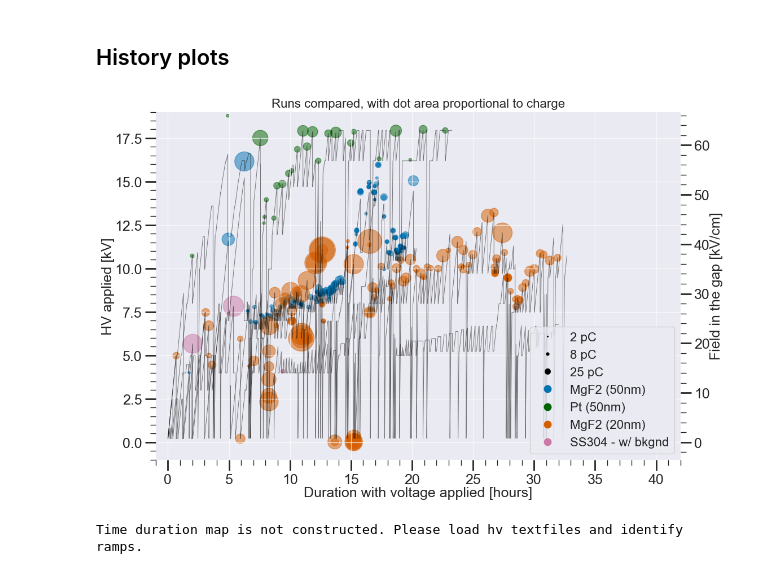
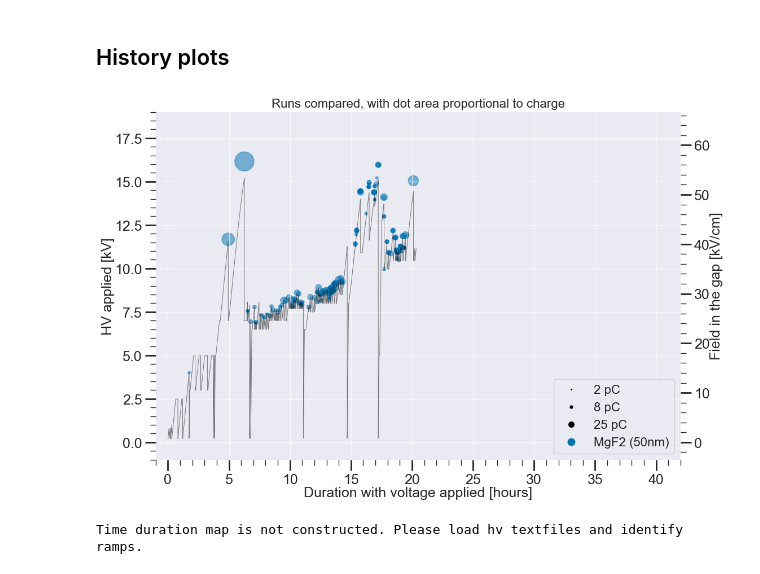
Before and after one commit to ejangelico/ad2-data-processing, a Jupyter notebook: notebooks/Analysis of run comparisons.ipynb, the cells around one changed output. Drawn from its saved outputs; the diff is of its cells as text; code cells hidden in the pictures.

```diff
--- a/notebooks/Analysis of run comparisons.ipynb
+++ b/notebooks/Analysis of run comparisons.ipynb
@@ -222,7 +222,7 @@ legend_elements = [\
     Line2D([0], [0], marker='o', linewidth=0, color='k', markersize=np.sqrt(8*charge_dot_scale)/2, label='8 pC'),
     Line2D([0], [0], marker='o', linewidth=0, color='k', markersize=np.sqrt(25*charge_dot_scale)/2, label='25 pC')]
 
-for i, run in enumerate([7, 8, 9, 10]):
+for i, run in enumerate([7]):
     ana = anas[run]
     d = ana.df
     d = d[~d["ch3 charge"].isna()]
@@ -234,38 +234,40 @@ for i, run in enumerate([7, 8, 9, 10]):
         #mask = (np.abs(d["ch3 charge"]) > 2) #positive peaks allowed, because it was the only thing observed.
     d_ch = np.abs(np.array(d[mask]["ch3 charge"]))
     d_sec = np.array(d[mask]["ch3 seconds"])
+    d_nsec = np.array(d[mask]["ch3 nanoseconds"])
     d_hv = np.array(d[mask]["ch3 hv"])
     d_E = np.array(d[mask]["ch3 field"])
 
     #recast time
     hv_event_durs = [ana.get_duration_from_timestamp(_)/3600 for _ in d_sec]
     ax.scatter(hv_event_durs, d_hv, s=list(np.array(d_ch)*charge_dot_scale), marker='o', alpha=0.5, facecolor=colors[i], edgecolor=colors[i])
+    #ax.scatter(hv_event_durs, [ana.get_hv_at_time(d_sec[_] + d_nsec[_]/1e9) for _ in range(len(d_sec))], s=list(np.array(d_ch)*charge_dot_scale), marker='x', alpha=1, facecolor=colors[i], edgecolor=colors[i])
     #ax.plot(hv_event_durs, d_hv, 'k-', alpha=0.3)
     #negative polar events
     mask = (d["ch3 n negpeaks"] == 0) & (d["ch3 n pospeaks"] > 0)
     d_ch = np.abs(np.array(d[mask]["ch3 charge"]))
     d_sec = np.array(d[mask]["ch3 seconds"])
     d_hv = np.array(d[mask]["ch3 hv"])
     d_E = np.array(d[mask]["ch3 field"])
 
     #duration curve
     ax.plot(np.array(ana.time_duration_map["dur"])/3600, ana.time_duration_map["v"], 'k-', linewidth=0.7, alpha=0.5)
 
     legend_elements.append(Line2D([0], [0], marker='o', linewidth=0, color=colors[i], markersize=10, label=ana.title))
 
 
 # Add legend with custom legend entries and solid color bounding background box
 ax.legend(handles=legend_elements, loc='lower right', frameon=True)
 
 ax.set_ylabel("HV applied [kV]")
 ax2.set_ylabel("Field in the gap [kV/cm]")
 #ax.set_xlim([0, 2])
 ax2.grid(False)
 ax.set_xlabel("Duration with voltage applied [hours]")
 ax.set_title("Runs compared, with dot area proportional to charge")
 plt.show()
 # %% [output]
-[figure, old version]
+[figure, new version]
 # %%
 colors = plt.rcParams['axes.prop_cycle'].by_key()['color']
 colors[1] = 'darkgreen'
```
Also changed, not shown: 2 other files.
